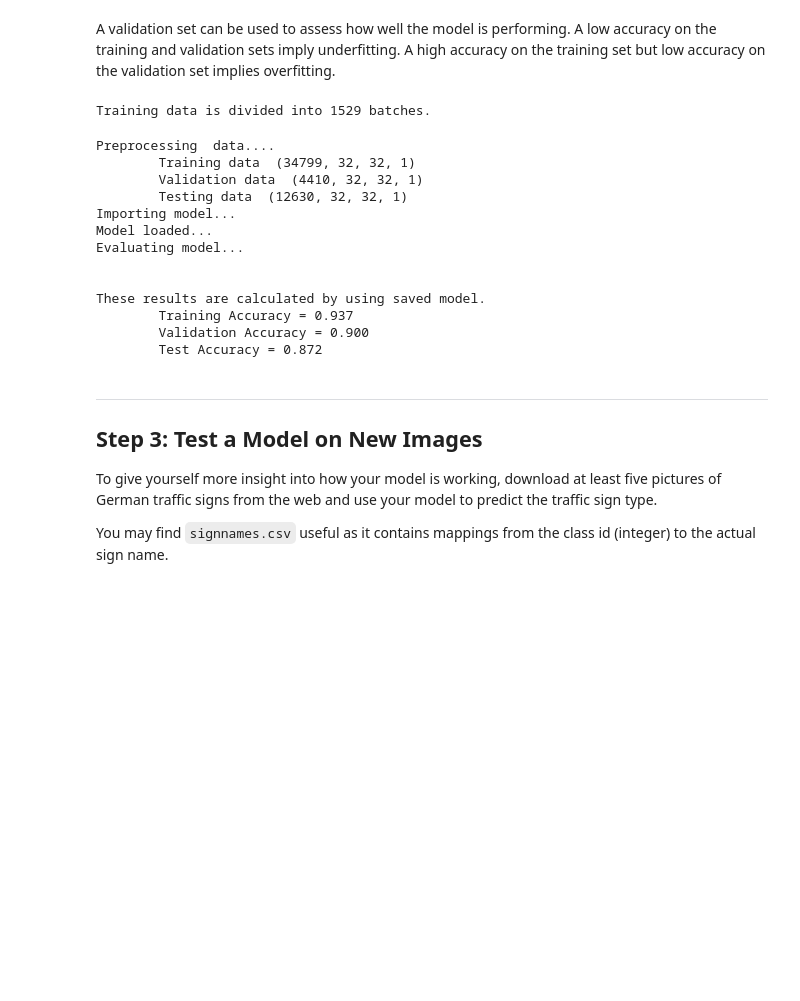
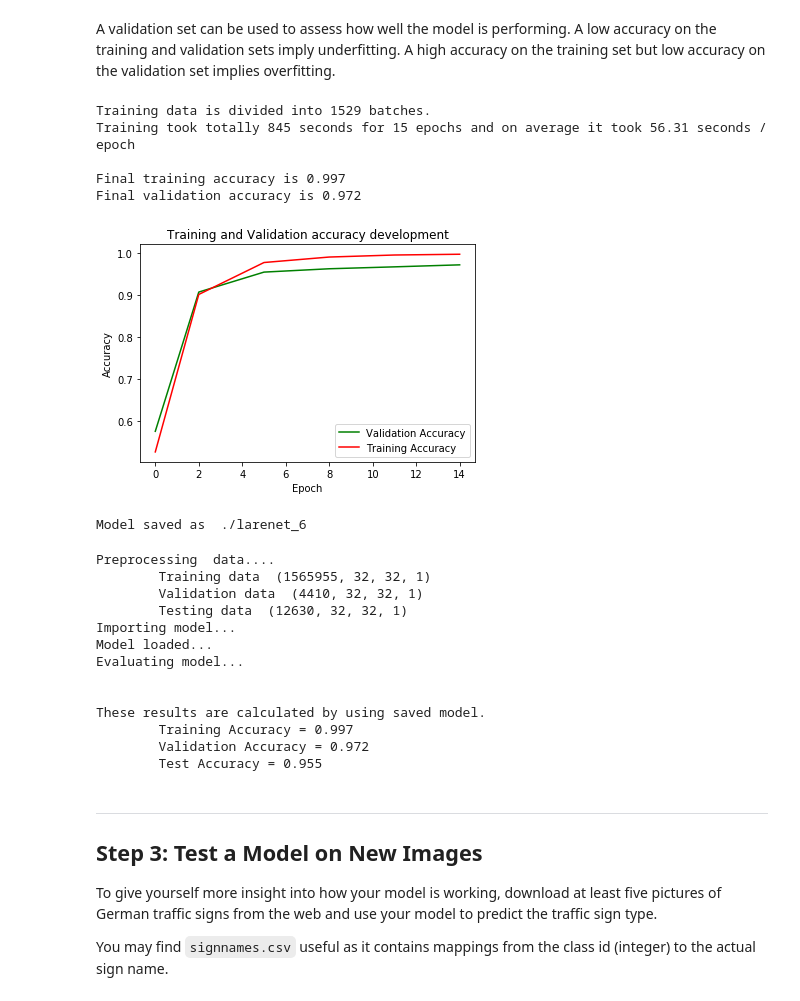
Before and after one commit to llahti/CarND-Traffic-Sign-Classifier-Project, a Jupyter notebook: Traffic_Sign_Classifier.ipynb, the cells around one changed output. Drawn from its saved outputs; the diff is of its cells as text; code cells hidden in the pictures; blank space fills up the shorter version.

```diff
--- a/Traffic_Sign_Classifier.ipynb
+++ b/Traffic_Sign_Classifier.ipynb
@@ -660,34 +660,40 @@ if TRAIN_MODEL:
                 batch_x, batch_y = X_train[offset:end], y_train[offset:end]
                 sess.run(training_operation, feed_dict={x: batch_x, y: batch_y, keep_prob:0.50})
             if (i + 1)  % VALIDATION_INTERVALL == 0 or i == 0: # Validate on defined intervals
                 infotext.value  = "Validating"
                 validation_accuracy = evaluate(X_valid, y_valid)
                 training_accuracy = evaluate(X_train, y_train)
                 validationaccuracylog.append(validation_accuracy)
                 trainingaccuracylog.append(training_accuracy)
                 epochlog.append(int(i))
             progressbar_epoch.value += 1
-            infotext.value = "Last validation at EPOCH {} with acc. {:.3f}.".format(i+1, validation_accuracy)
+            infotext.value = "Last validation at EPOCH {} with acc. {:.3f}.".format(epochlog[-1] + 1, validation_accuracy)
         stop = time.time()
         infotext.value = "Training is Finished"
         print("Training took totally {:.0f} seconds for {} epochs \
 and on average it took {:.2f} seconds / epoch".format(stop-start, EPOCHS, (stop-start)/EPOCHS))
         print()
         print("Final training accuracy is {:.3f}".format(training_accuracy))
         print("Final validation accuracy is {:.3f}".format(validation_accuracy))
         plt.plot(epochlog, validationaccuracylog,  'g-', label='Validation Accuracy')
         plt.plot(epochlog, trainingaccuracylog,    'r-', label="Training Accuracy")
         plt.legend()
         plt.xlabel('Epoch')
         plt.ylabel('Accuracy')
         plt.title("Training and Validation accuracy development")
         plt.show()
         model_file_name = './larenet_6'
         saver.save(sess, model_file_name)
         tf.train.export_meta_graph(model_file_name + '.meta')
         print("Model saved as ", model_file_name)
 # %% [output]
 Training data is divided into 1529 batches.
+Training took totally 845 seconds for 15 epochs and on average it took 56.31 seconds / epoch
+
+Final training accuracy is 0.997
+Final validation accuracy is 0.972
+[figure, added]
+Model saved as  ./larenet_6
 # %%
 # Load model from file and run evaluation for training, validation and test sets
 # Note! It might be needed to restart kernel and run all above cells WITHOUT training
@@ -729,7 +735,7 @@ with tf.Session() as sess:
     print("\tTest Accuracy = {:.3f}".format(test_accuracy))
 # %% [output]
 Preprocessing  data....
-        Training data  (34799, 32, 32, 1)
+        Training data  (1565955, 32, 32, 1)
         Validation data  (4410, 32, 32, 1)
         Testing data  (12630, 32, 32, 1)
 Importing model...
@@ -738,9 +744,9 @@ Evaluating model...
 
 
 These results are calculated by using saved model.
-        Training Accuracy = 0.937
-        Validation Accuracy = 0.900
-        Test Accuracy = 0.872
+        Training Accuracy = 0.997
+        Validation Accuracy = 0.972
+        Test Accuracy = 0.955
 # %% [markdown]
 ---
 
```
Also changed, not shown: 1 other file.
